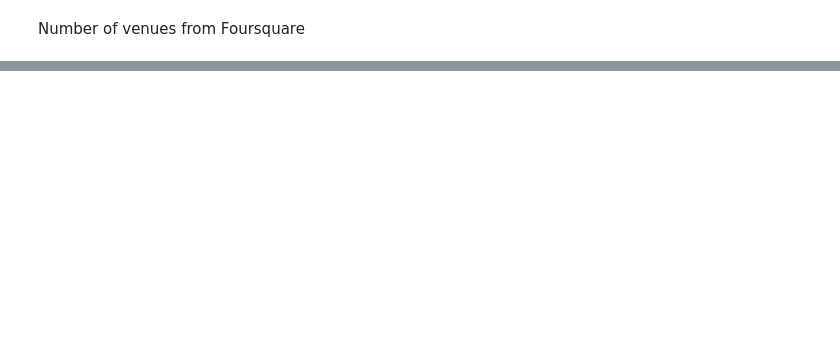
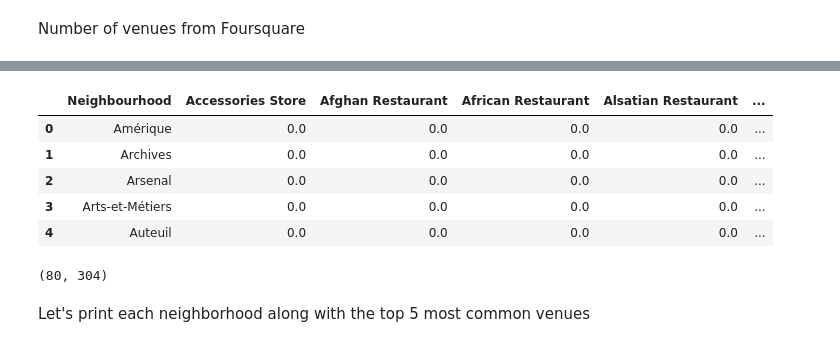
Before and after one commit to camoc/coursera_datascience_ibm, a Jupyter notebook: Capstone-Project-paris-neighborhood.ipynb, the cells around one changed output, grey strips where cells are left out. Drawn from its saved outputs; the diff is of its cells as text; code cells hidden in the pictures; blank space fills up the shorter version.

```diff
--- a/Capstone-Project-paris-neighborhood.ipynb
+++ b/Capstone-Project-paris-neighborhood.ipynb
@@ -262,0 +392,16 @@ print('{} venues were returned by Foursquare.'.format(nearby_venues.shape[0]))
+# %%
+paris_grouped = paris_onehot.groupby('Neighbourhood').mean().reset_index()
+paris_grouped.head()
+# %% [output]
+|  | Neighbourhood | Accessories Store | Afghan Restaurant | African Restaurant | Alsatian Restaurant | ... |
+| 0 | Amérique | 0.0 | 0.0 | 0.0 | 0.0 | ... |
+| 1 | Archives | 0.0 | 0.0 | 0.0 | 0.0 | ... |
+| 2 | Arsenal | 0.0 | 0.0 | 0.0 | 0.0 | ... |
+| 3 | Arts-et-Métiers | 0.0 | 0.0 | 0.0 | 0.0 | ... |
+| 4 | Auteuil | 0.0 | 0.0 | 0.0 | 0.0 | ... |
+# %%
+paris_grouped.shape
+# %% [output]
+(80, 304)
+# %% [markdown]
+Let's print each neighborhood along with the top 5 most common venues
```
Also changed, not shown: parts of 19 cells of this notebook.
